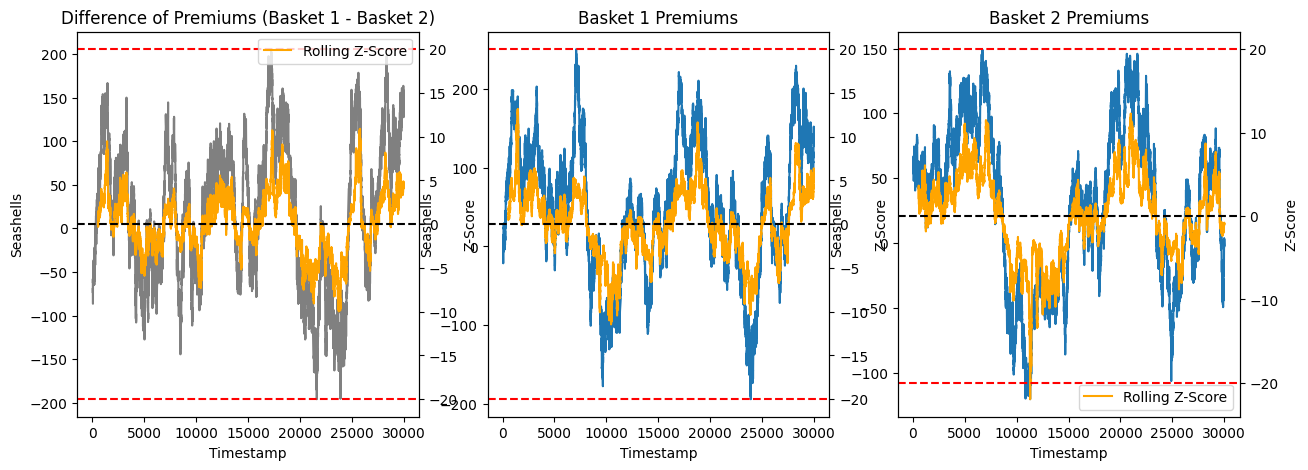
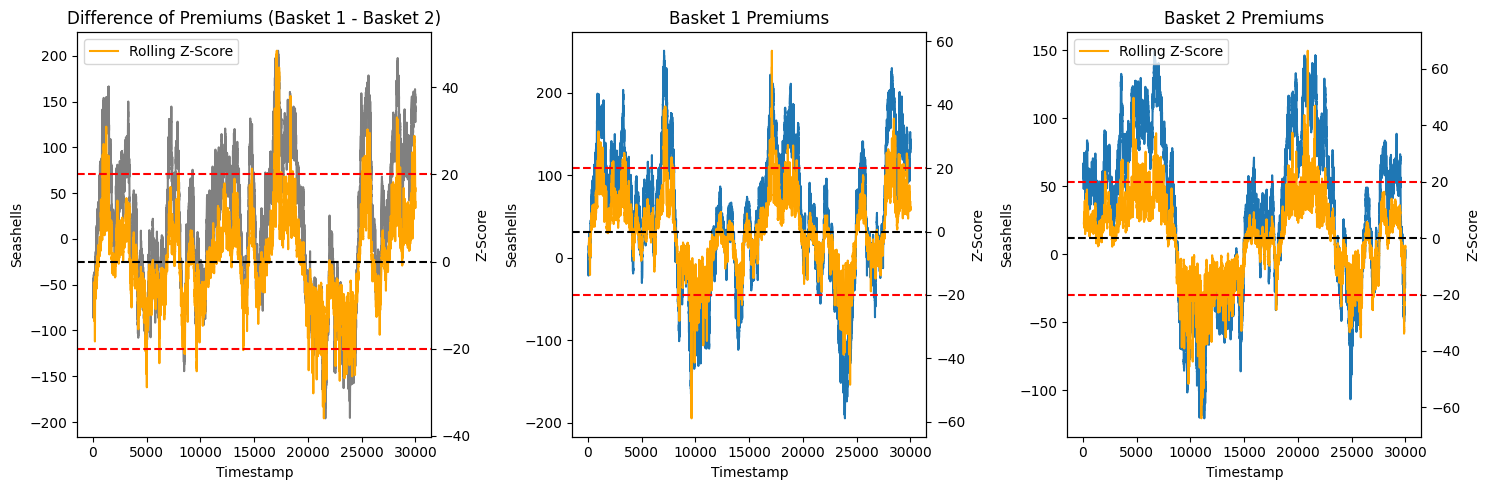
Code edit (unified diff) that turned the first committed figure into the second:
--- before
+++ after
@@ -12,5 +12,5 @@
 
 
-window_len = window
+window_len = window_length
 rolling_std = series.rolling(window=window_len).std()
 rolling_zscore = (series - mean) / rolling_std
@@ -26,4 +26,5 @@
 plt.axhline(0, color='black', linestyle='--')
 plt.ylabel("Z-Score")
+plt.tight_layout()
 
 plt.subplot(1, 3, 2)
@@ -43,7 +44,8 @@
 plt.plot(rolling_zscore, label='Rolling Z-Score', color='orange', alpha=1.0)
 
-plt.axhline(20, color='red', linestyle='--')
-plt.axhline(-20, color='red', linestyle='--')
+plt.axhline(threshold, color='red', linestyle='--')
+plt.axhline(-threshold, color='red', linestyle='--')
 plt.axhline(0, color='black', linestyle='--')
+plt.tight_layout()
 
 plt.ylabel("Z-Score")
@@ -64,9 +66,10 @@
 plt.plot(rolling_zscore, label='Rolling Z-Score', color='orange', alpha=1.0)
 
-plt.axhline(20, color='red', linestyle='--')
-plt.axhline(-20, color='red', linestyle='--')
+plt.axhline(threshold, color='red', linestyle='--')
+plt.axhline(-threshold, color='red', linestyle='--')
 plt.axhline(0, color='black', linestyle='--')
 
 plt.ylabel("Z-Score")
+plt.tight_layout()
 
 plt.legend()

Commit: pushed all code for analysis and checkign correlations.